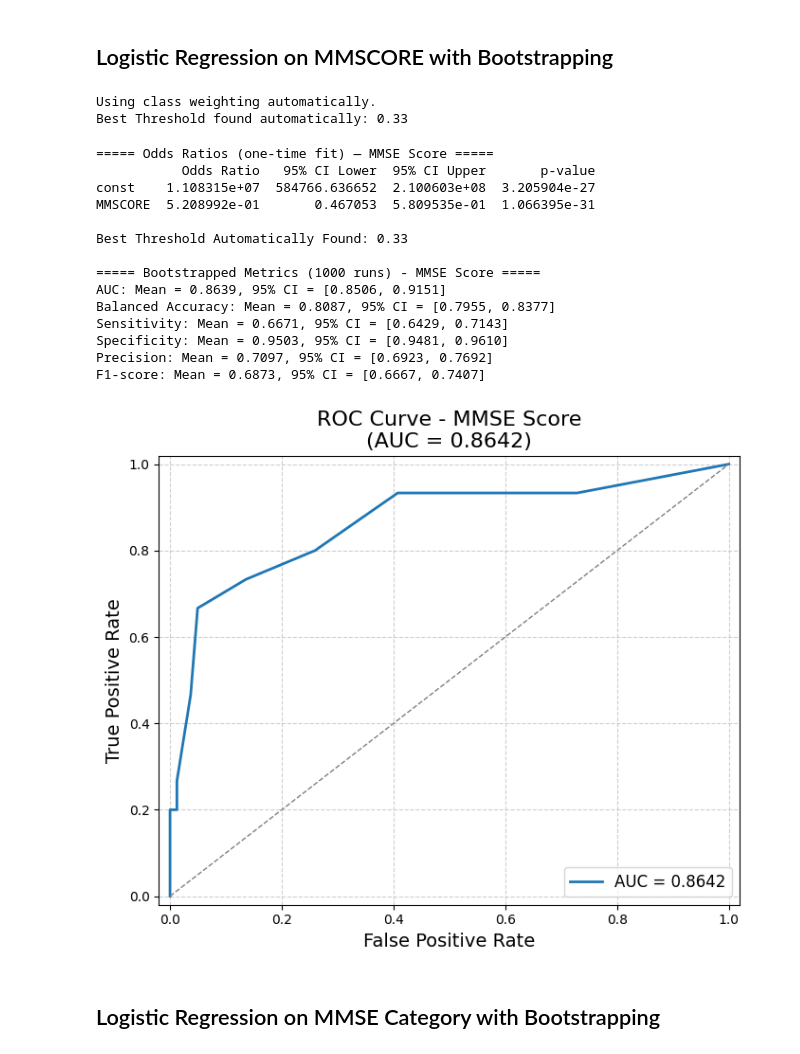
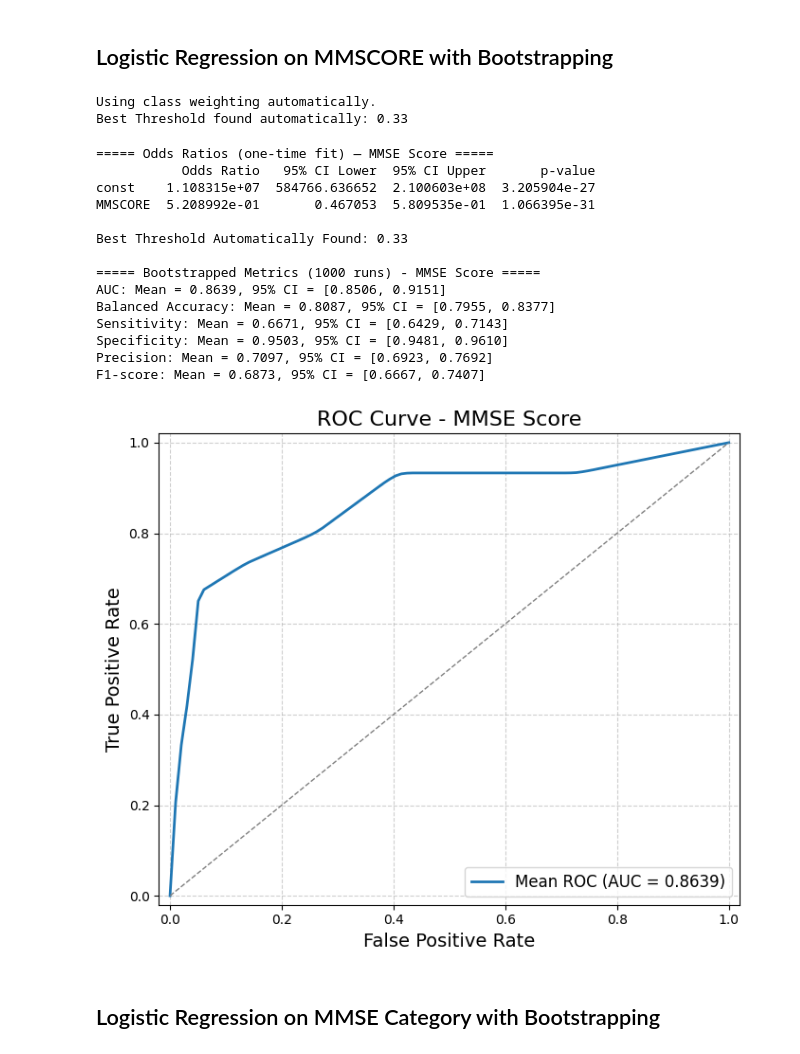
Before and after one commit to LisanKuruppu/bacheloroppgave, a Jupyter notebook: Logisitc_Analysis.ipynb, the cells around one changed output. Cells and saved outputs as stored; diff of their text form; code cells hidden in the pictures.

```diff
--- a/Logisitc_Analysis.ipynb
+++ b/Logisitc_Analysis.ipynb
@@ -258,35 +261,40 @@ mmsescore_results = bootstrap_metrics(
 )
 
 # Display results
 print("\n===== Odds Ratios (one-time fit) — MMSE Score =====")
 print(mmsescore_results["Odds Ratios (one-time fit)"])
 
 print(f"\nBest Threshold Automatically Found: {mmsescore_results['Best Threshold']:.2f}")
 
 print("\n===== Bootstrapped Metrics (1000 runs) - MMSE Score =====")
 for metric, (mean, ci) in mmsescore_results["Bootstrapped Metrics"].items():
     print(f"{metric}: Mean = {mean:.4f}, 95% CI = [{ci[0]:.4f}, {ci[1]:.4f}]")
 
 # (Optional) Plot ROC Curve
-plot_roc_curve(mmsescore_results["True Labels"], mmsescore_results["Predicted Probabilities"], title="ROC Curve - MMSE Score")
+# plot_roc_curve(mmsescore_results["True Labels"], mmsescore_results["Predicted Probabilities"], title="ROC Curve - MMSE Score")
+
+plot_bootstrapped_roc_curve(
+    mmsescore_results["Bootstrapped ROC Curve"],
+    title="ROC Curve - MMSE Score"
+)
 # %% [output]
 Using class weighting automatically.
 Best Threshold found automatically: 0.33
 ===== Odds Ratios (one-time fit) — MMSE Score =====
            Odds Ratio   95% CI Lower  95% CI Upper       p-value
 const    1.108315e+07  584766.636652  2.100603e+08  3.205904e-27
 MMSCORE  5.208992e-01       0.467053  5.809535e-01  1.066395e-31
 
 Best Threshold Automatically Found: 0.33
 
 ===== Bootstrapped Metrics (1000 runs) - MMSE Score =====
 AUC: Mean = 0.8639, 95% CI = [0.8506, 0.9151]
 Balanced Accuracy: Mean = 0.8087, 95% CI = [0.7955, 0.8377]
 Sensitivity: Mean = 0.6671, 95% CI = [0.6429, 0.7143]
 Specificity: Mean = 0.9503, 95% CI = [0.9481, 0.9610]
 Precision: Mean = 0.7097, 95% CI = [0.6923, 0.7692]
 F1-score: Mean = 0.6873, 95% CI = [0.6667, 0.7407]
-[figure, old version]
+[figure, new version]
 # %% [markdown]
 ## Logistic Regression on MMSE Category with Bootstrapping
 # %%
```
Also changed, not shown: parts of 15 cells of this notebook, 4 other files.
